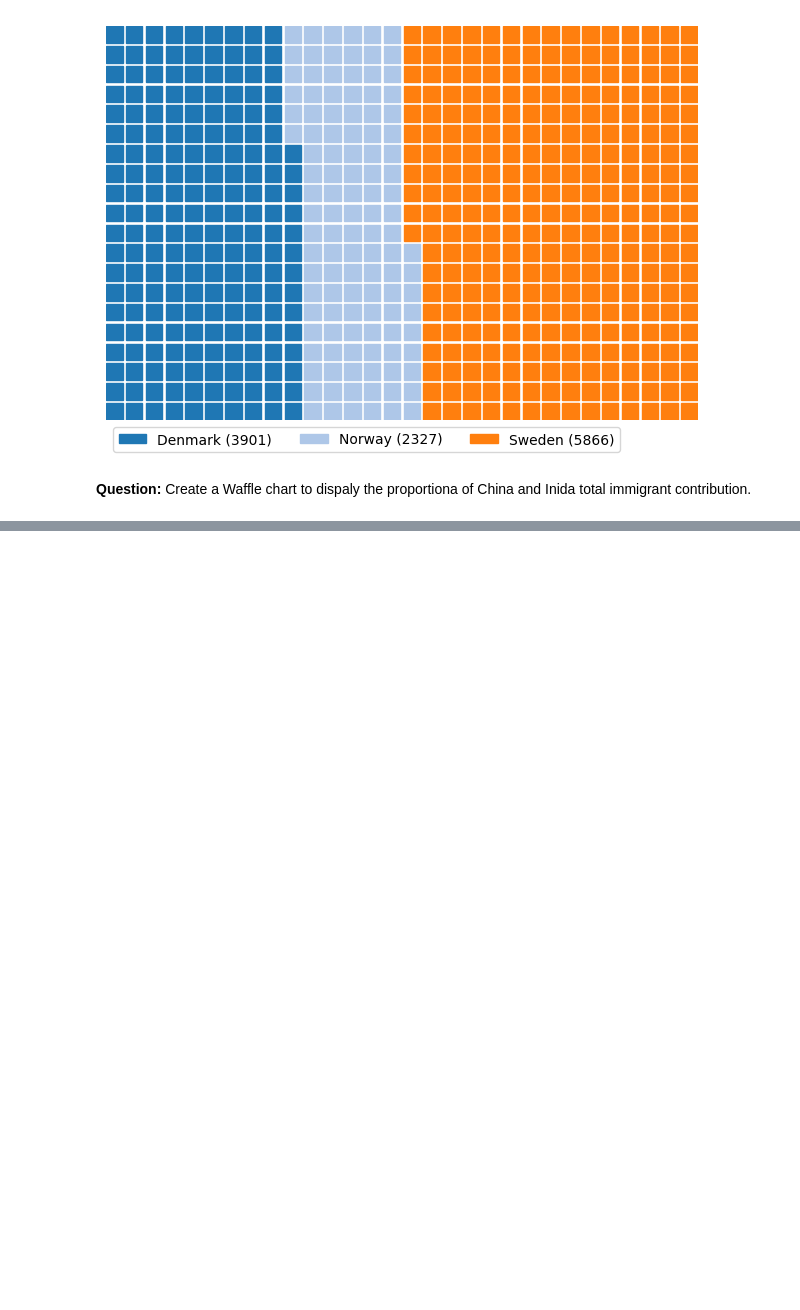
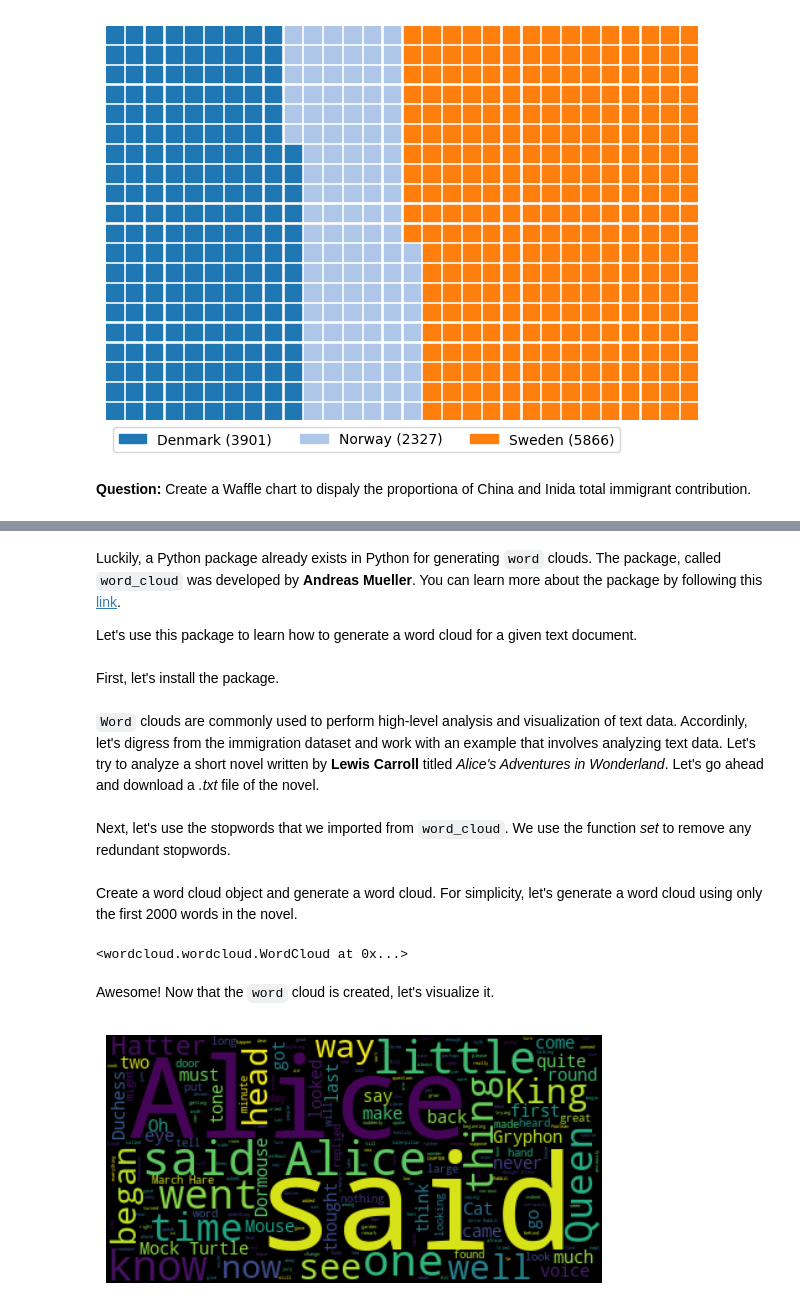
Before and after one commit to matublaq/IBM_datascience_course, a Jupyter notebook: Visualization/matplotlib/waffle_wordcloud_chart.ipynb, the cells around one changed output, grey strips where cells are left out. Saved outputs shown, nothing was run; the diff lists cells and outputs as text; code cells hidden in the pictures; blank space fills up the shorter version.

```diff
--- a/Visualization/matplotlib/waffle_wordcloud_chart.ipynb
+++ b/Visualization/matplotlib/waffle_wordcloud_chart.ipynb
@@ -361,0 +382,6 @@ plt.show()
+# %% [markdown]
+Luckily, a Python package already exists in Python for generating `word` clouds. The package, called `word_cloud` was developed by **Andreas Mueller**. You can learn more about the package by following this [link](https://github.com/amueller/word_cloud/).
+
+Let's use this package to learn how to generate a word cloud for a given text document.
+# %% [markdown]
+First, let's install the package.
@@ -361,0 +390,2 @@ plt.show()
+# %% [markdown]
+`Word` clouds are commonly used to perform high-level analysis and visualization of text data. Accordinly, let's digress from the immigration dataset and work with an example that involves analyzing text data. Let's try to analyze a short novel written by **Lewis Carroll** titled *Alice's Adventures in Wonderland*. Let's go ahead and download a *.txt* file of the novel.
@@ -361,0 +397,2 @@ plt.show()
+# %% [markdown]
+Next, let's use the stopwords that we imported from `word_cloud`. We use the function *set* to remove any redundant stopwords.
@@ -361,0 +401,19 @@ plt.show()
+# %% [markdown]
+Create a word cloud object and generate a word cloud. For simplicity, let's generate a word cloud using only the first 2000 words in the novel.
+# %%
+# instantiate a word cloud object
+alice_wc = WordCloud()
+
+# generate the word cloud
+alice_wc.generate(alice_novel)
+# %% [output]
+<wordcloud.wordcloud.WordCloud at 0x...>
+# %% [markdown]
+Awesome! Now that the `word` cloud is created, let's visualize it.
+# %%
+# display the word cloud
+plt.imshow(alice_wc, interpolation='bilinear')
+plt.axis('off')
+plt.show()
+# %% [output]
+[figure, added]
```
Also changed, not shown: parts of 64 cells of this notebook.
